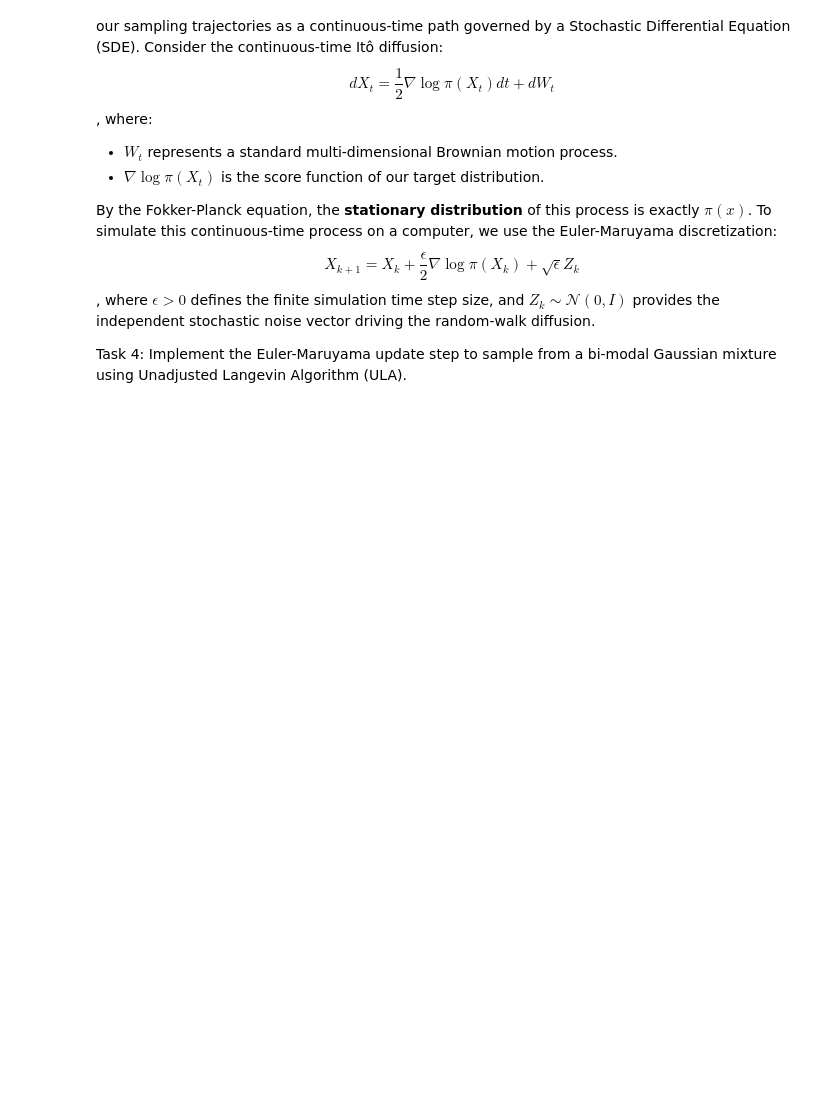
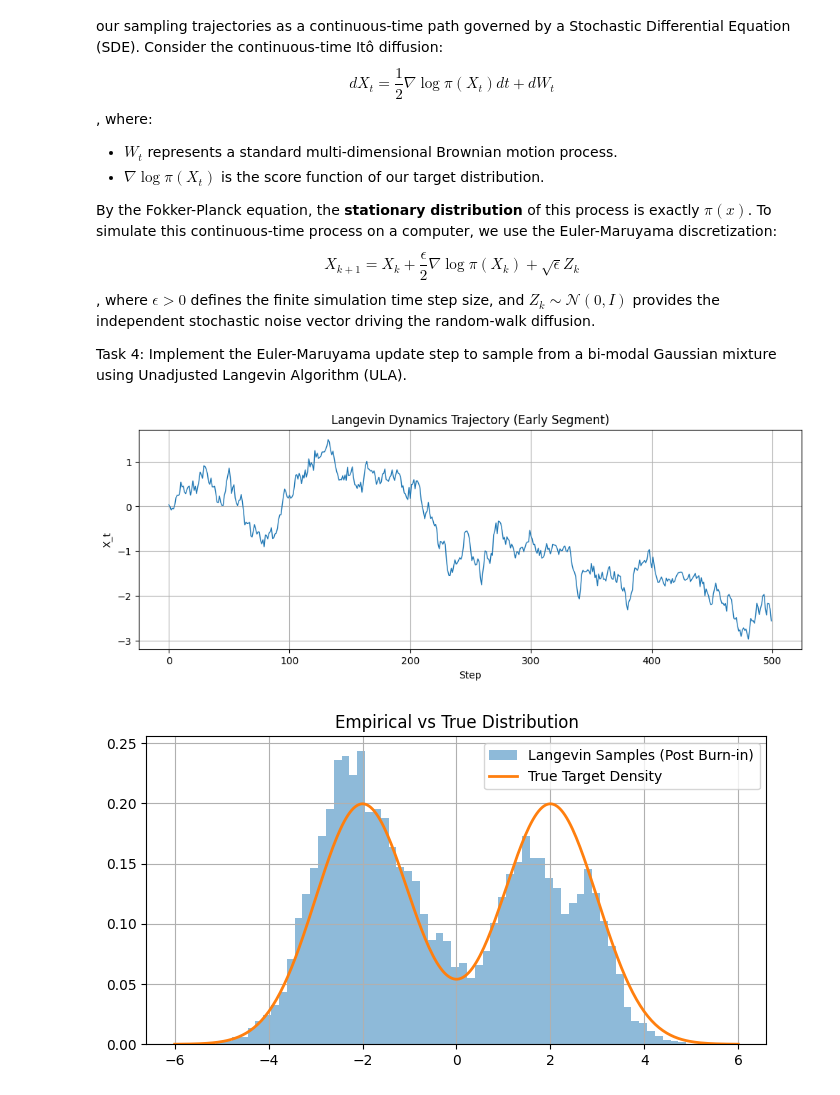
Before and after one commit to AidaAm005/Stochastic-Processes-Final-Project, a Jupyter notebook: SPFinalProject.ipynb, the cells around one changed output. Cells and saved outputs as stored; diff of their text form; code cells hidden in the pictures; blank space fills up the shorter version.

```diff
--- a/SPFinalProject.ipynb
+++ b/SPFinalProject.ipynb
@@ -335,38 +335,41 @@ def langevin_dynamics(n_steps=20000, eps=0.02, x0=0.0):
 
     for _ in range(n_steps):
         # TODO: Compute the drift term
-        drift = None
+        drift = 0.5 * eps * score(x)
 
         # TODO: Compute the stochastic diffusion (noise) term
-        noise = None
+        noise = np.sqrt(eps) * np.random.randn()
 
         # TODO: Execute the Euler-Maruyama update step
-        x = None
+        x = x + drift + noise
 
         samples.append(x)
 
     return np.array(samples)
 
 samples = langevin_dynamics(n_steps=20000, eps=0.02, x0=0.0)
 
 # Plot Trajectory
 plt.figure(figsize=(12,4))
 plt.plot(samples[:500], lw=1)
 plt.title("Langevin Dynamics Trajectory (Early Segment)")
 plt.xlabel("Step")
 plt.ylabel("X_t")
 plt.grid(True)
 plt.show()
 
 # Verify Stationary Distribution
 grid = np.linspace(-6,6,300)
 true_density = np.exp([log_pi(x) for x in grid])
 true_density /= np.trapz(true_density, grid) # Normalize
 
 plt.figure(figsize=(8,4))
 plt.hist(samples[5000:], bins=60, density=True, alpha=0.5, label="Langevin Samples (Post Burn-in)")
 plt.plot(grid, true_density, lw=2, label="True Target Density")
 plt.title("Empirical vs True Distribution")
 plt.legend()
 plt.grid(True)
 plt.show()
+# %% [output]
+[figure, added]
+[figure, added]
```
